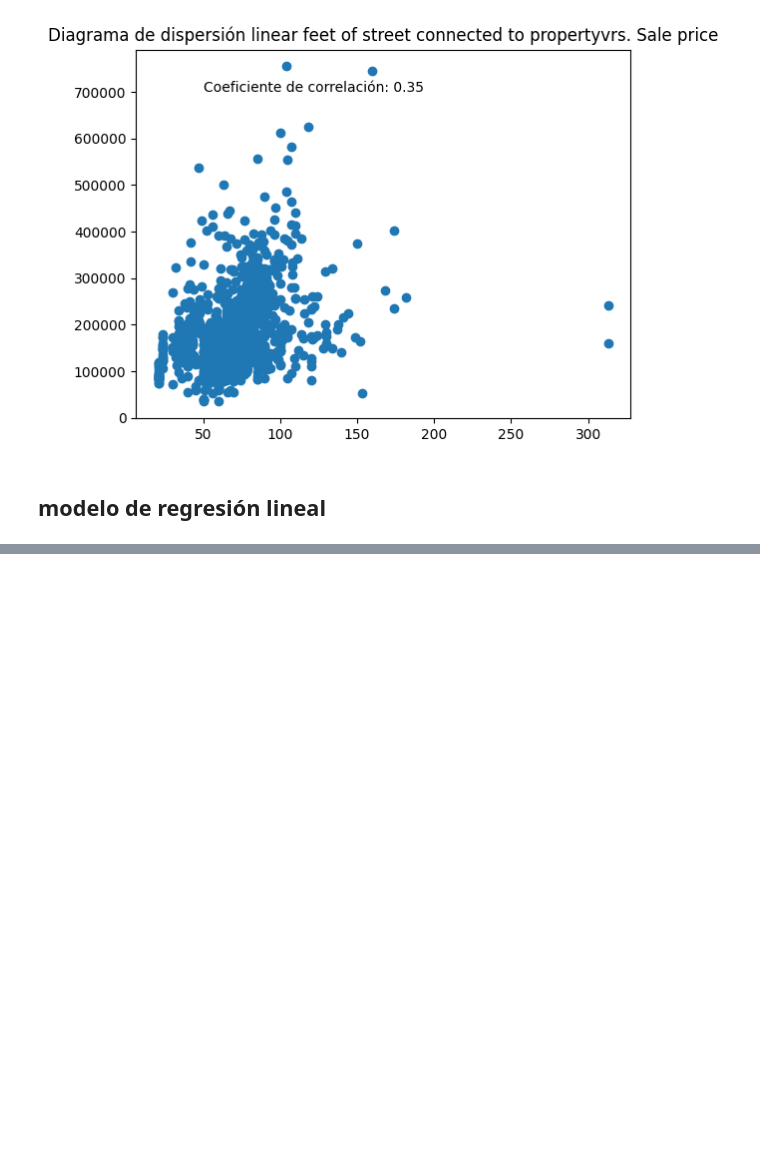
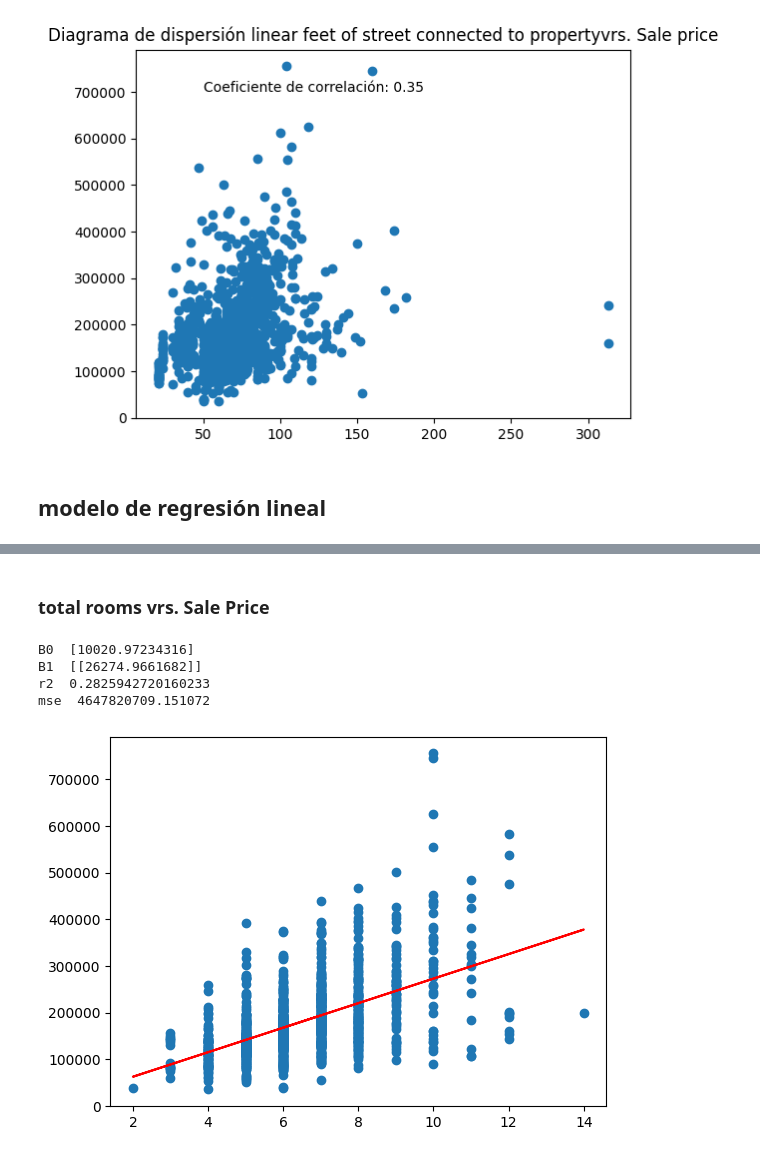
Before and after one commit to angchamo/proyecto, a Jupyter notebook: proyecto1.ipynb, the cells around one changed output, grey strips where cells are left out. Drawn from its saved outputs; the diff is of its cells as text; code cells hidden in the pictures; blank space fills up the shorter version.

```diff
--- a/proyecto1.ipynb
+++ b/proyecto1.ipynb
@@ -516,0 +396,28 @@ Iteración: 90, Error: 0.0
+# %% [markdown]
+### total rooms vrs. Sale Price
+# %%
+regresion = linear_model.LinearRegression()
+
+x = data_training[:,3].reshape(-1,1)
+y = data_training[:,0].reshape(-1,1)
+
+modelo = regresion.fit(x,y)
+y_pred = modelo.predict(x)
+
+r2 = r2_score(y, y_pred)
+mse = mean_squared_error(y, y_pred)
+
+print("B0 ", modelo.intercept_)
+print("B1 ", modelo.coef_)
+print('r2 ', r2)
+print('mse ', mse)
+
+plt.scatter(x,y)
+plt.plot(x,y_pred, color = 'red')
+plt.show()
+# %% [output]
+B0  [10020.97234316]
+B1  [[26274.9661682]]
+r2  0.2825942720160233
+mse  4647820709.151072
+[figure, added]
```
Also changed, not shown: parts of 22 cells of this notebook.
